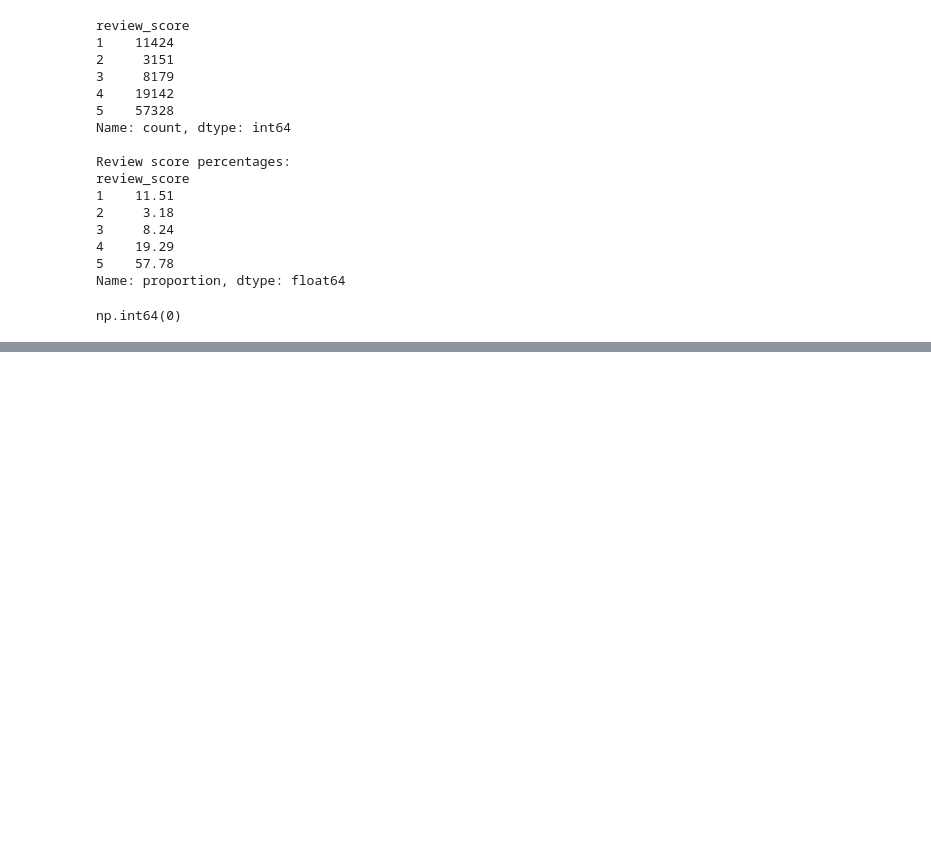
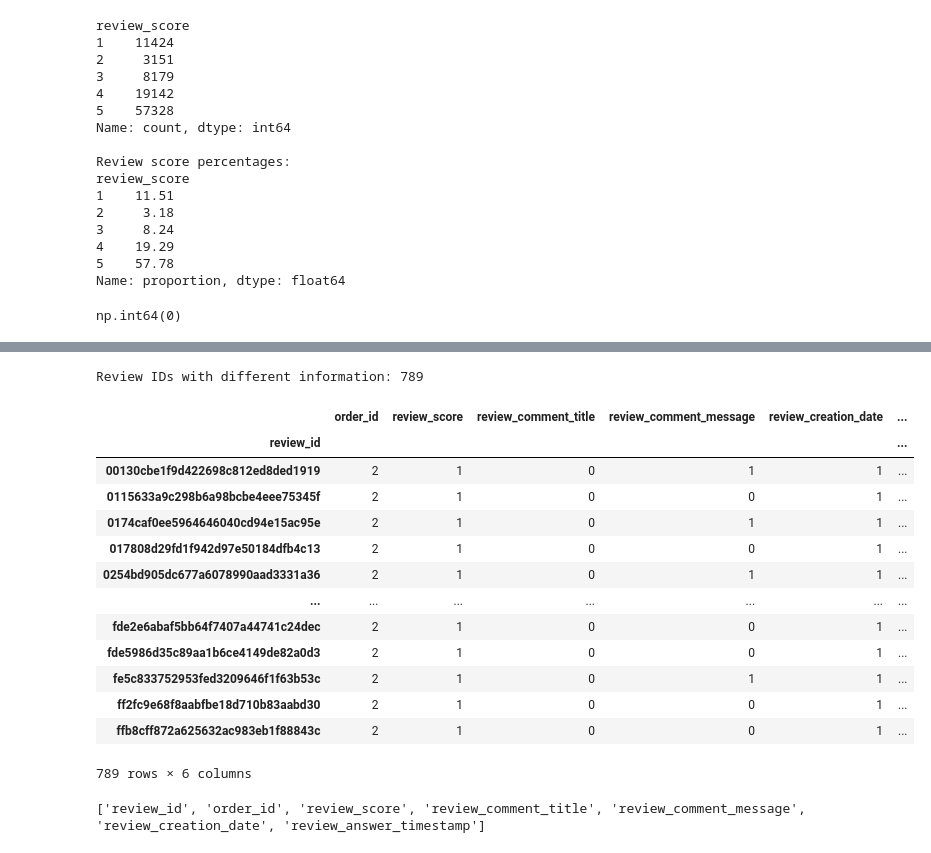
Before and after one commit to AtikeIlayda/E-commerce, a Jupyter notebook: notebooks/04_datacleaning_orderreviews.ipynb, the cells around one changed output, grey strips where cells are left out. Cells and saved outputs as stored; diff of their text form; code cells hidden in the pictures; blank space fills up the shorter version.

```diff
--- a/notebooks/04_datacleaning_orderreviews.ipynb
+++ b/notebooks/04_datacleaning_orderreviews.ipynb
@@ -121,0 +279,37 @@ order_reviews_clean.to_csv(
+# %%
+# Select all rows with repeated review IDs
+duplicates = order_reviews[
+    order_reviews.duplicated(subset='review_id', keep=False)
+].copy()
+
+# Count unique values per column for each review ID
+differences = duplicates.groupby('review_id').nunique()
+
+# Find review IDs where at least one column differs
+different_records = differences[
+    (differences > 1).any(axis=1)
+]
+
+print("Review IDs with different information:", len(different_records))
+
+display(different_records)
+# %% [output]
+Review IDs with different information: 789
+|  | order_id | review_score | review_comment_title | review_comment_message | review_creation_date | ... |
+| review_id |  |  |  |  |  | ... |
+| 00130cbe1f9d422698c812ed8ded1919 | 2 | 1 | 0 | 1 | 1 | ... |
+| 0115633a9c298b6a98bcbe4eee75345f | 2 | 1 | 0 | 0 | 1 | ... |
+| 0174caf0ee5964646040cd94e15ac95e | 2 | 1 | 0 | 1 | 1 | ... |
+| 017808d29fd1f942d97e50184dfb4c13 | 2 | 1 | 0 | 0 | 1 | ... |
+| 0254bd905dc677a6078990aad3331a36 | 2 | 1 | 0 | 1 | 1 | ... |
+| ... | ... | ... | ... | ... | ... | ... |
+| fde2e6abaf5bb64f7407a44741c24dec | 2 | 1 | 0 | 0 | 1 | ... |
+| fde5986d35c89aa1b6ce4149de82a0d3 | 2 | 1 | 0 | 0 | 1 | ... |
+| fe5c833752953fed3209646f1f63b53c | 2 | 1 | 0 | 1 | 1 | ... |
+| ff2fc9e68f8aabfbe18d710b83aabd30 | 2 | 1 | 0 | 0 | 1 | ... |
+| ffb8cff872a625632ac983eb1f88843c | 2 | 1 | 0 | 0 | 1 | ... |
+789 rows × 6 columns
+# %%
+print(order_reviews.columns.tolist())
+# %% [output]
+['review_id', 'order_id', 'review_score', 'review_comment_title', 'review_comment_message', 'review_creation_date', 'review_answer_timestamp']
```
Also changed, not shown: parts of 13 cells of this notebook, 23 other files.
